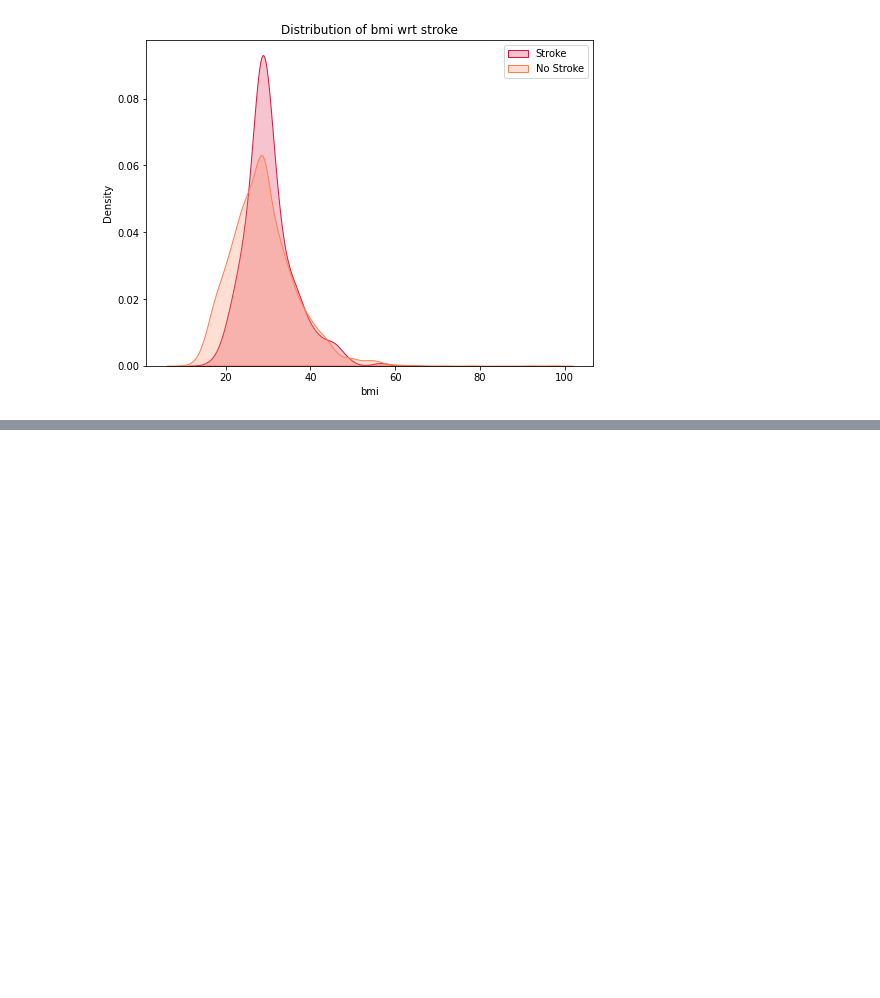
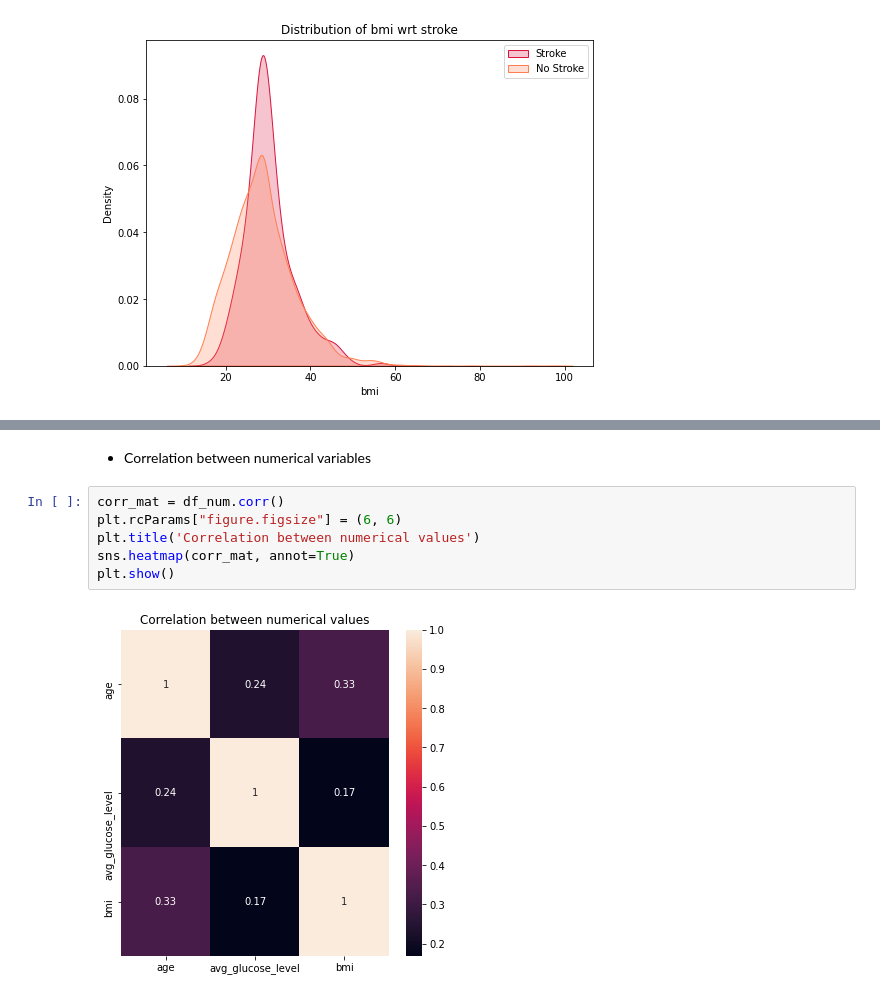
Before and after one commit to MeiTao87/stroke_prediction, a Jupyter notebook: Stroke Prediction Dataset -- 11 clinical features por predicting stroke events.ipynb, the cells around one changed output, grey strips where cells are left out. Saved outputs shown, nothing was run; the diff lists cells and outputs as text; blank space fills up the shorter version.

```diff
--- a/Stroke Prediction Dataset -- 11 clinical features por predicting stroke events.ipynb
+++ b/Stroke Prediction Dataset -- 11 clinical features por predicting stroke events.ipynb
@@ -137,0 +182,10 @@ plt.show()
+# %% [markdown]
+* Correlation between numerical variables
+# %%
+corr_mat = df_num.corr()
+plt.rcParams["figure.figsize"] = (6, 6)
+plt.title('Correlation between numerical values')
+sns.heatmap(corr_mat, annot=True)
+plt.show()
+# %% [output]
+[figure, added]
```
Also changed, not shown: parts of 19 cells of this notebook.
